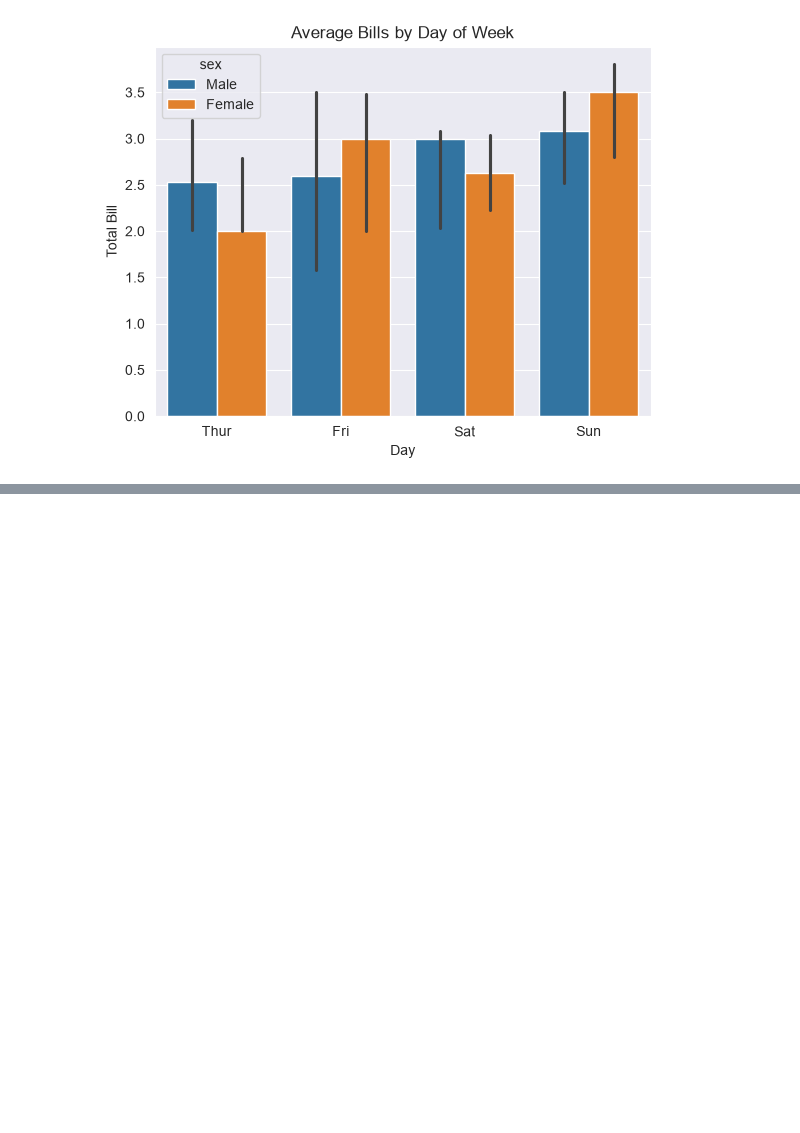
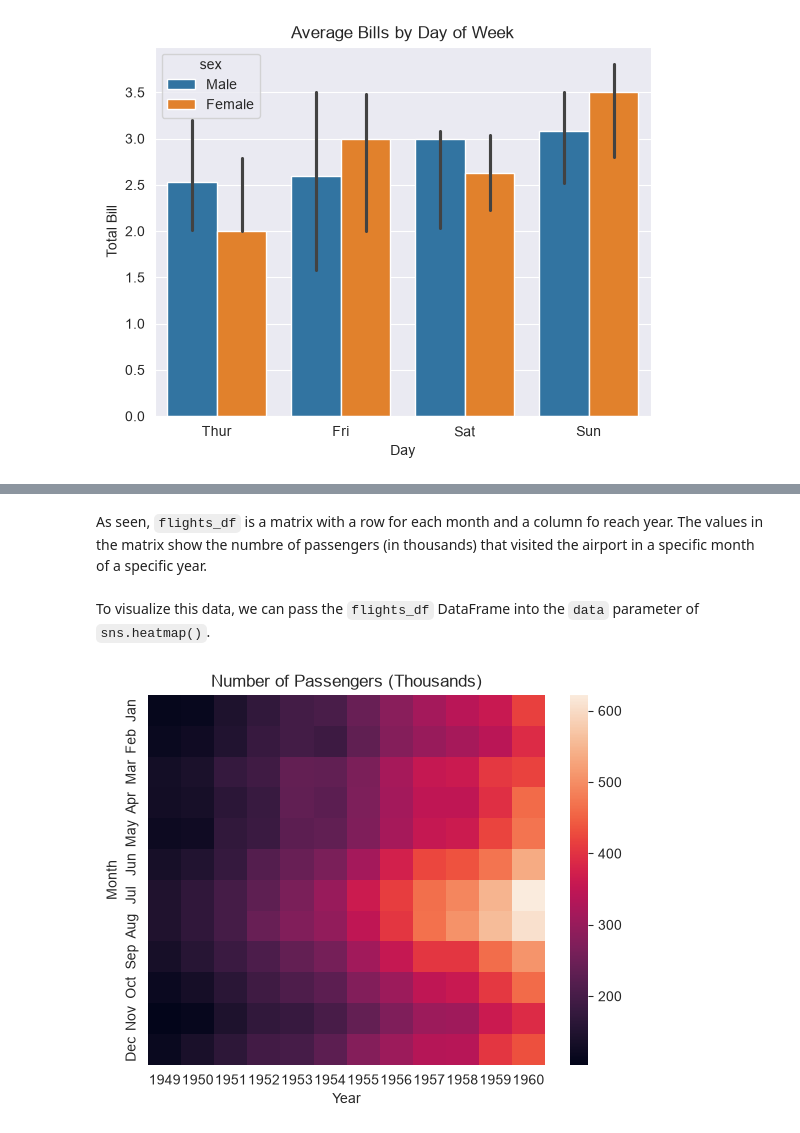
Before and after one commit to kelpppp/data-viz-notes, a Jupyter notebook: 02-data-visualization-notes.ipynb, the cells around one changed output, grey strips where cells are left out. Cells and saved outputs as stored; diff of their text form; code cells hidden in the pictures; blank space fills up the shorter version.

```diff
--- a/02-data-visualization-notes.ipynb
+++ b/02-data-visualization-notes.ipynb
@@ -887,0 +926,11 @@ plot.set_ylabel('Total Bill');
+# %%
+# .pivot() reshapes a DataFrame from a 'long' to a 'wide' format
+# it reorganizes the data based column values: unique entries are used to form new rows and columns
+# here, in this case:
+    # index: the 'month' column will be used as new row labels
+    # columns: unique values in the 'years' column will become the new column headers
+    # values: the data in the 'passenger' column will populate the table cells
+flights_df = sns.load_dataset('flights').pivot(index='month', columns='year', values='passengers')
+# so, after .pivot(), the DataFrame is a 2D matrix displaying the number of passengers in each month (row) of each year (col)
+
+flights_df
@@ -887,0 +952,13 @@ plot.set_ylabel('Total Bill');
+# %% [markdown]
+As seen, `flights_df` is a matrix with a row for each month and a column fo reach year. The values in the matrix show the numbre of passengers (in thousands) that visited the airport in a specific month of a specific year.
+# %% [markdown]
+To visualize this data, we can pass the `flights_df` DataFrame into the `data` parameter of `sns.heatmap()`.
+# %%
+plot = sns.heatmap(
+    data=flights_df
+)
+plot.set_title('Number of Passengers (Thousands)')
+plot.set_xlabel('Year')
+plot.set_ylabel('Month');
+# %% [output]
+[figure, added]
```
Also changed, not shown: parts of 39 cells of this notebook.
